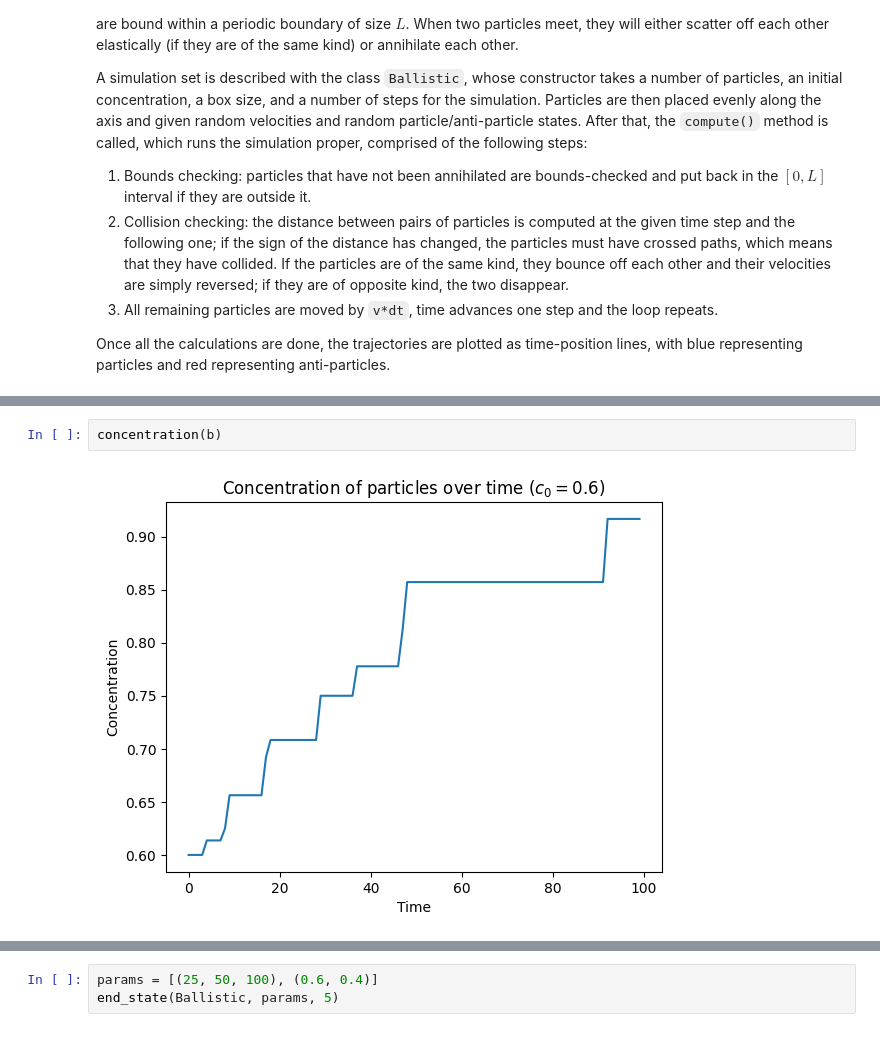
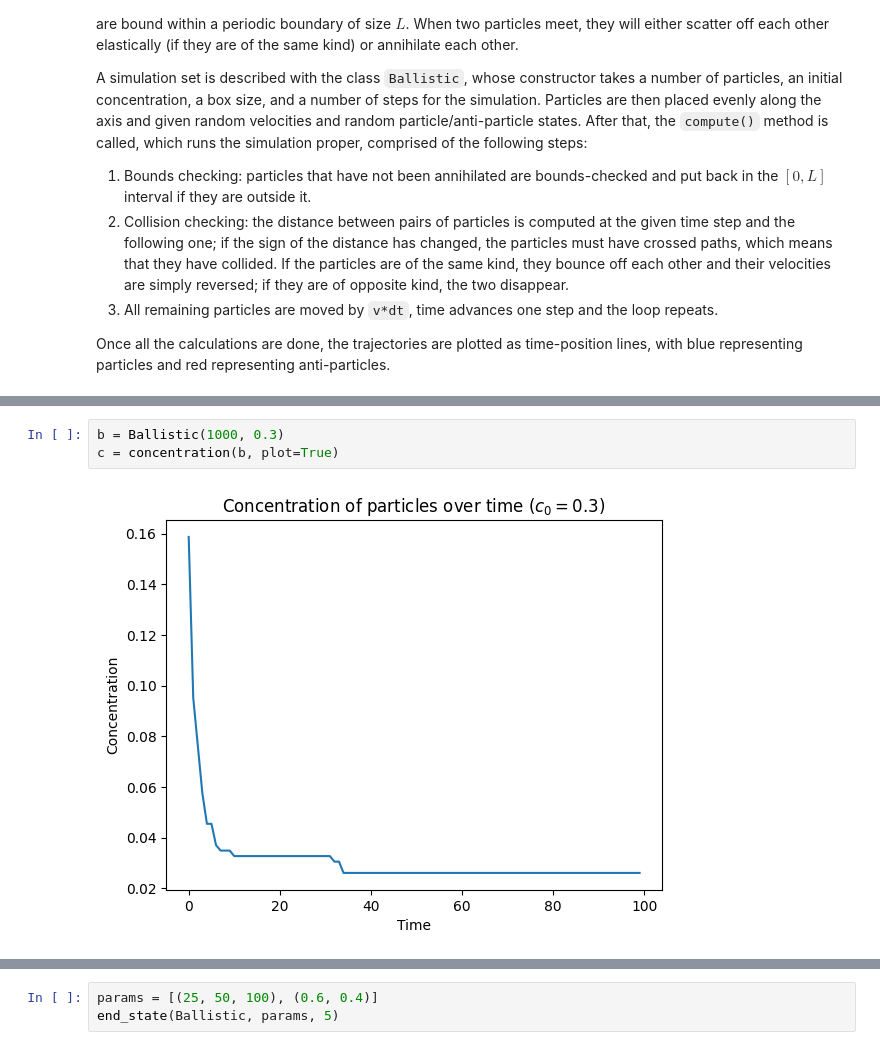
Before and after one commit to Epsylene/BrownianAnnihilation, a Jupyter notebook: ballistic.ipynb, the cells around one changed output, grey strips where cells are left out. Drawn from its saved outputs; the diff is of its cells as text.

```diff
--- a/ballistic.ipynb
+++ b/ballistic.ipynb
@@ -23,4 +23,5 @@ The concentration of particles at each step of the simulation is then calculated
-# %%
-concentration(b)
-# %% [output]
-[figure, removed]
+# %%
+b = Ballistic(1000, 0.3)
+c = concentration(b, plot=True)
+# %% [output]
+[figure, added]
```
Also changed, not shown: parts of 4 cells of this notebook, 4 other files.
